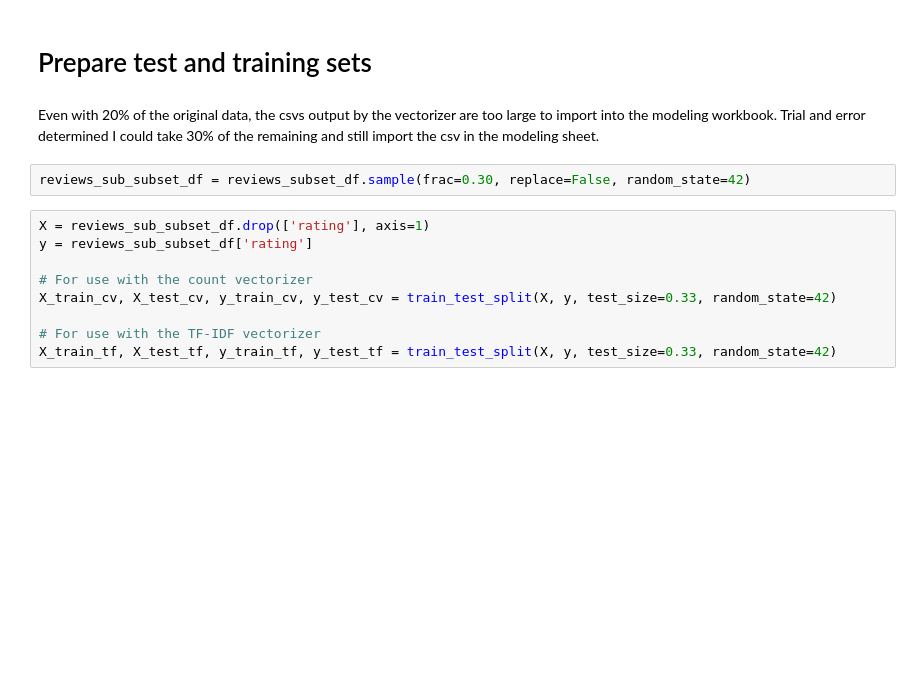
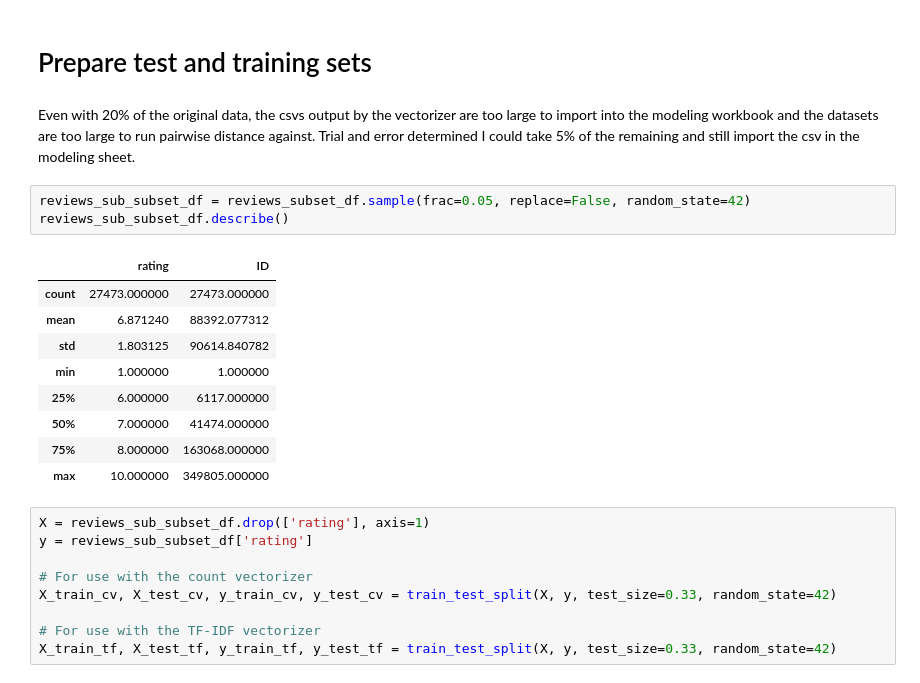
Before and after one commit to squareleaf/game-mechanic-capstone, a Jupyter notebook: Preprocessing_game_review_capstone.ipynb, the cells around one changed output. Saved outputs shown, nothing was run; the diff lists cells and outputs as text; blank space fills up the shorter version.

```diff
--- a/Preprocessing_game_review_capstone.ipynb
+++ b/Preprocessing_game_review_capstone.ipynb
@@ -131,9 +129,20 @@ full_set_stop_words = text.ENGLISH_STOP_WORDS.union(bgg_stop_words)
 # %% [markdown]
 # Prepare test and training sets
 # %% [markdown]
-Even with 20% of the original data, the csvs output by the vectorizer are too large to import into the modeling workbook. Trial and error determined I could take 30% of the remaining and still import the csv in the modeling sheet.
+Even with 20% of the original data, the csvs output by the vectorizer are too large to import into the modeling workbook and the datasets are too large to run pairwise distance against. Trial and error determined I could take 5% of the remaining and still import the csv in the modeling sheet.
 # %%
-reviews_sub_subset_df = reviews_subset_df.sample(frac=0.30, replace=False, random_state=42)
+reviews_sub_subset_df = reviews_subset_df.sample(frac=0.05, replace=False, random_state=42)
+reviews_sub_subset_df.describe()
+# %% [output]
+|  | rating | ID |
+| count | 27473.000000 | 27473.000000 |
+| mean | 6.871240 | 88392.077312 |
+| std | 1.803125 | 90614.840782 |
+| min | 1.000000 | 1.000000 |
+| 25% | 6.000000 | 6117.000000 |
+| 50% | 7.000000 | 41474.000000 |
+| 75% | 8.000000 | 163068.000000 |
+| max | 10.000000 | 349805.000000 |
 # %%
 X = reviews_sub_subset_df.drop(['rating'], axis=1)
 y = reviews_sub_subset_df['rating']
```
Also changed, not shown: parts of 3 cells of this notebook, 1 other file.
